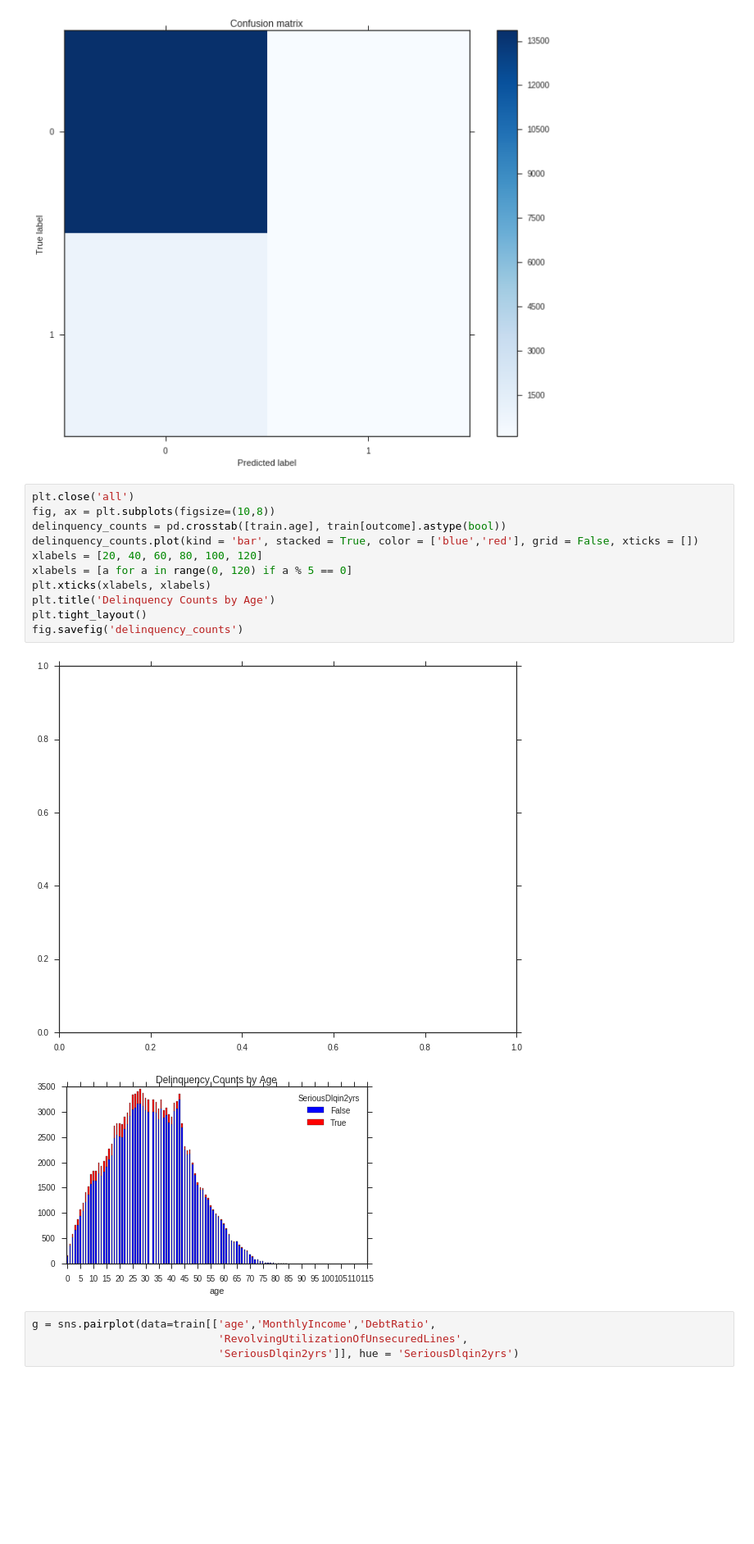
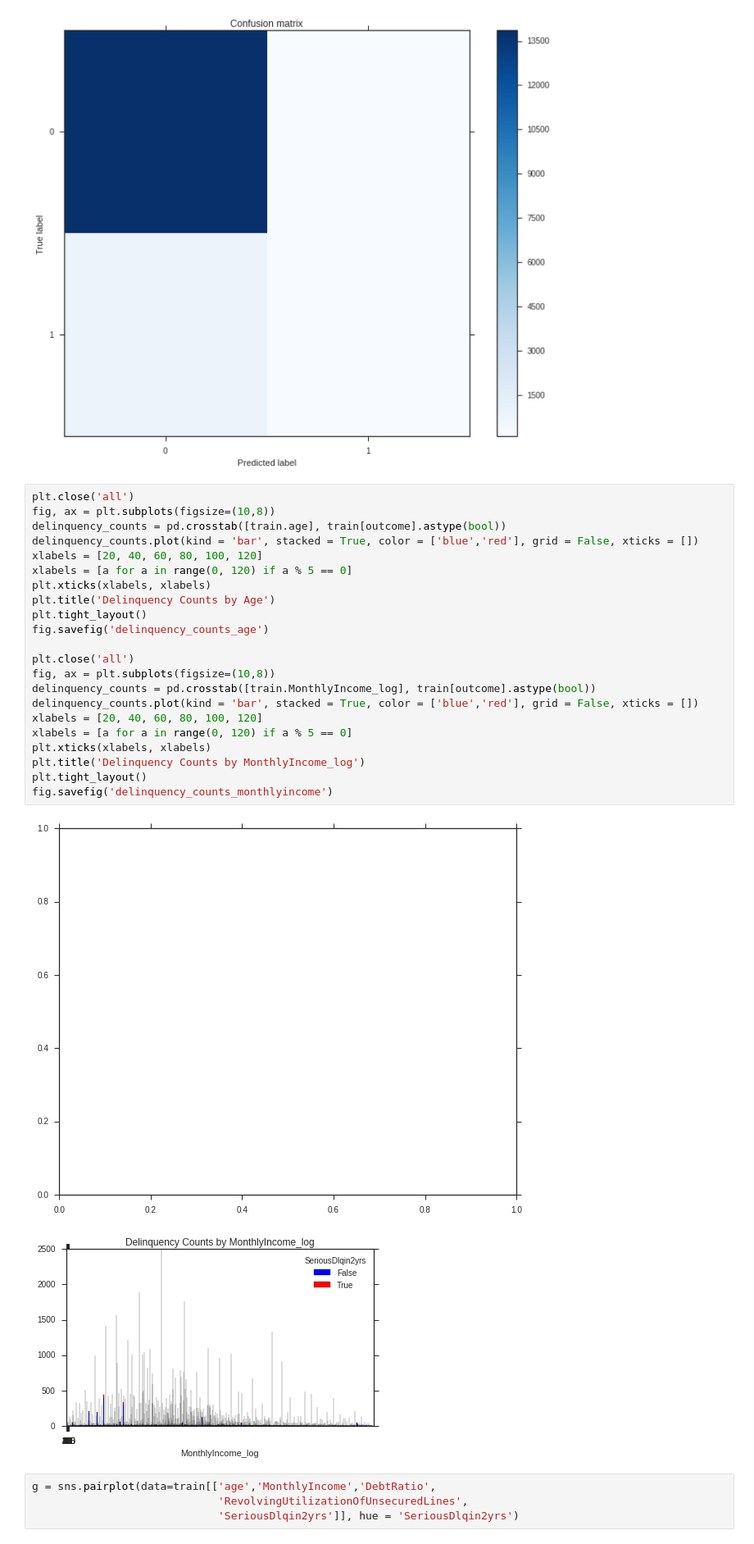
Before and after one commit to rduvoisin/cappml, a Jupyter notebook: pa2/pa2.ipynb, the cells around one changed output. Shown at 82% size. Drawn from its saved outputs; the diff is of its cells as text; blank space fills up the shorter version.

```diff
--- a/pa2/pa2.ipynb
+++ b/pa2/pa2.ipynb
@@ -989,17 +975,28 @@ avg / total       0.91      0.93      0.91     15000
 # %%
 plt.close('all')
 fig, ax = plt.subplots(figsize=(10,8))
 delinquency_counts = pd.crosstab([train.age], train[outcome].astype(bool))
 delinquency_counts.plot(kind = 'bar', stacked = True, color = ['blue','red'], grid = False, xticks = [])
 xlabels = [20, 40, 60, 80, 100, 120]
 xlabels = [a for a in range(0, 120) if a % 5 == 0]
 plt.xticks(xlabels, xlabels)
 plt.title('Delinquency Counts by Age')
 plt.tight_layout()
-fig.savefig('delinquency_counts')
+fig.savefig('delinquency_counts_age')
+
+plt.close('all')
+fig, ax = plt.subplots(figsize=(10,8))
+delinquency_counts = pd.crosstab([train.MonthlyIncome_log], train[outcome].astype(bool))
+delinquency_counts.plot(kind = 'bar', stacked = True, color = ['blue','red'], grid = False, xticks = [])
+xlabels = [20, 40, 60, 80, 100, 120]
+xlabels = [a for a in range(0, 120) if a % 5 == 0]
+plt.xticks(xlabels, xlabels)
+plt.title('Delinquency Counts by MonthlyIncome_log')
+plt.tight_layout()
+fig.savefig('delinquency_counts_monthlyincome')
 # %% [output]
 [figure]
-[figure, old version]
+[figure, new version]
 # %%
 g = sns.pairplot(data=train[['age','MonthlyIncome','DebtRatio',
                              'RevolvingUtilizationOfUnsecuredLines',
```
Also changed, not shown: parts of 2 cells of this notebook.
